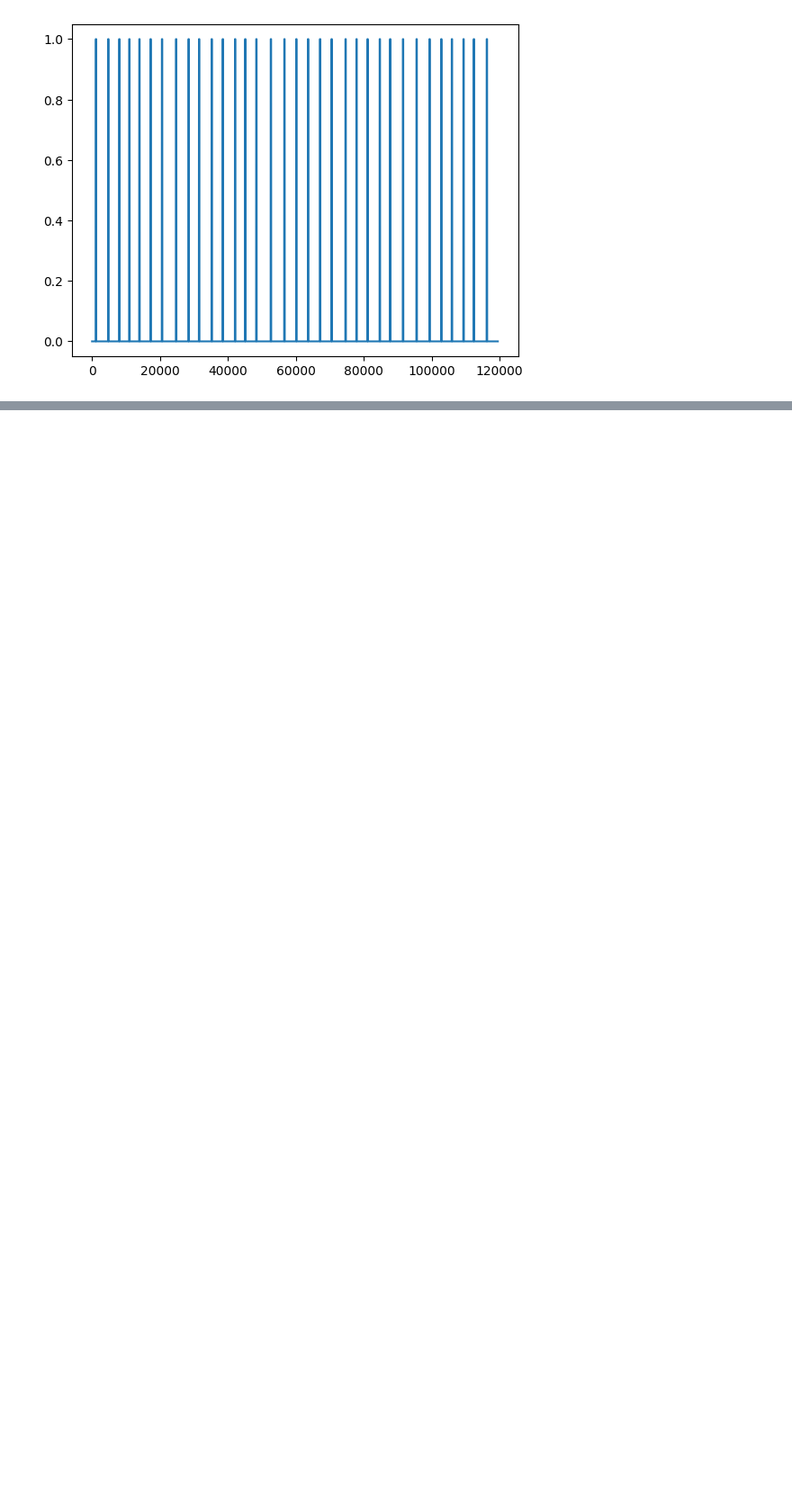
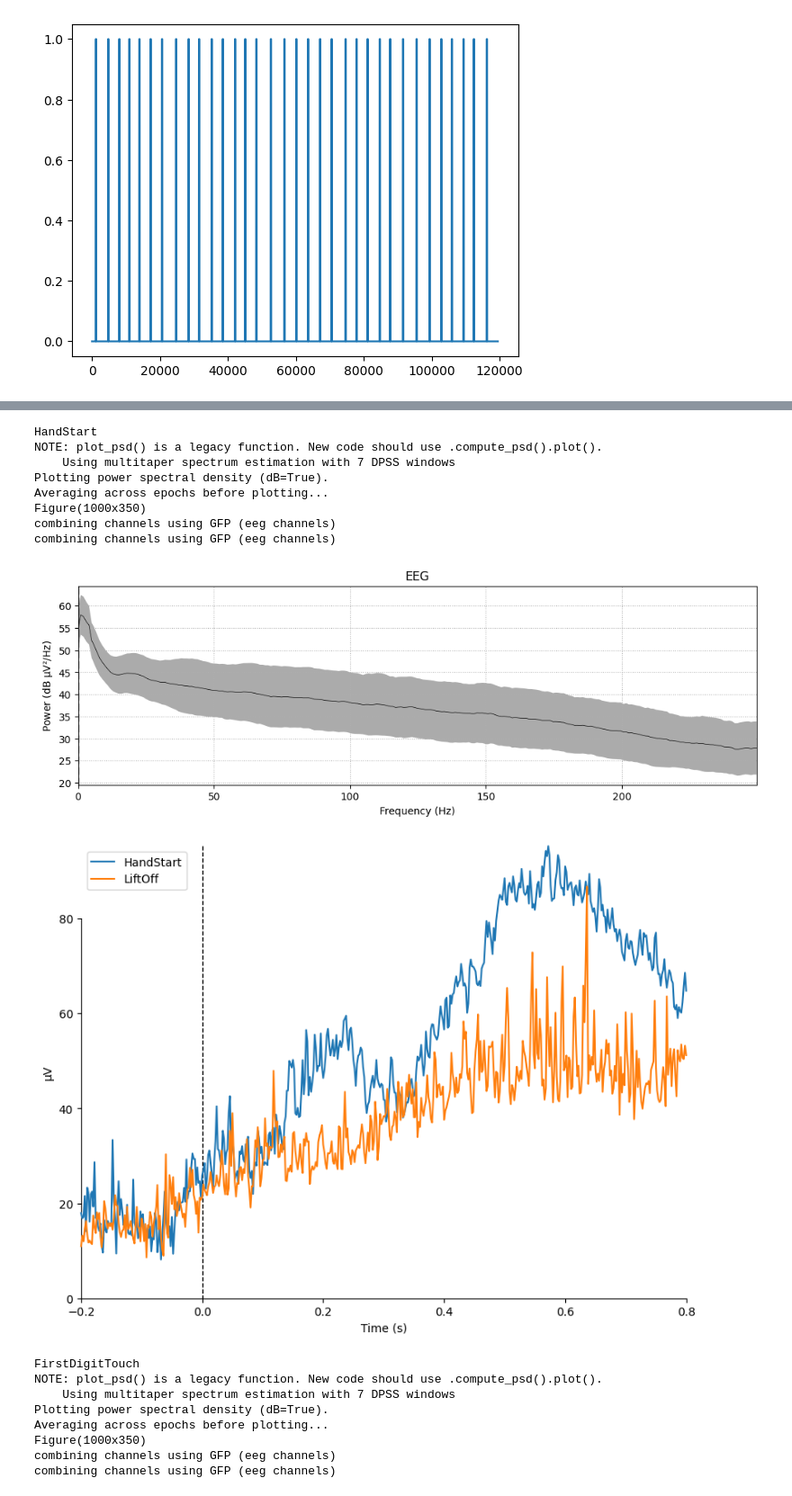
Before and after one commit to Jitmandal051004/EEG_Analysis_SOP, a Jupyter notebook: Grasp_and_Lift_EEG_Detection_Model.ipynb, the cells around one changed output, grey strips where cells are left out. Shown at 90% size. Drawn from its saved outputs; the diff is of its cells as text; code cells hidden in the pictures; blank space fills up the shorter version.

```diff
--- a/Grasp_and_Lift_EEG_Detection_Model.ipynb
+++ b/Grasp_and_Lift_EEG_Detection_Model.ipynb
@@ -141,0 +249,25 @@ plt.show()
+# %%
+for name in events_name:
+  print(name)
+  print(epochs[name].compute_psd(average=True))
+  evoked1 = epochs[name].average()
+  mne.viz.plot_compare_evokeds({'HandStart': evoked1, 'LiftOff': evoked2})
+# %% [output]
+HandStart
+NOTE: plot_psd() is a legacy function. New code should use .compute_psd().plot().
+    Using multitaper spectrum estimation with 7 DPSS windows
+Plotting power spectral density (dB=True).
+Averaging across epochs before plotting...
+Figure(1000x350)
+combining channels using GFP (eeg channels)
+combining channels using GFP (eeg channels)
+[figure, added]
+[figure, added]
+FirstDigitTouch
+NOTE: plot_psd() is a legacy function. New code should use .compute_psd().plot().
+    Using multitaper spectrum estimation with 7 DPSS windows
+Plotting power spectral density (dB=True).
+Averaging across epochs before plotting...
+Figure(1000x350)
+combining channels using GFP (eeg channels)
+combining channels using GFP (eeg channels)
```
Also changed, not shown: parts of 8 cells of this notebook.
